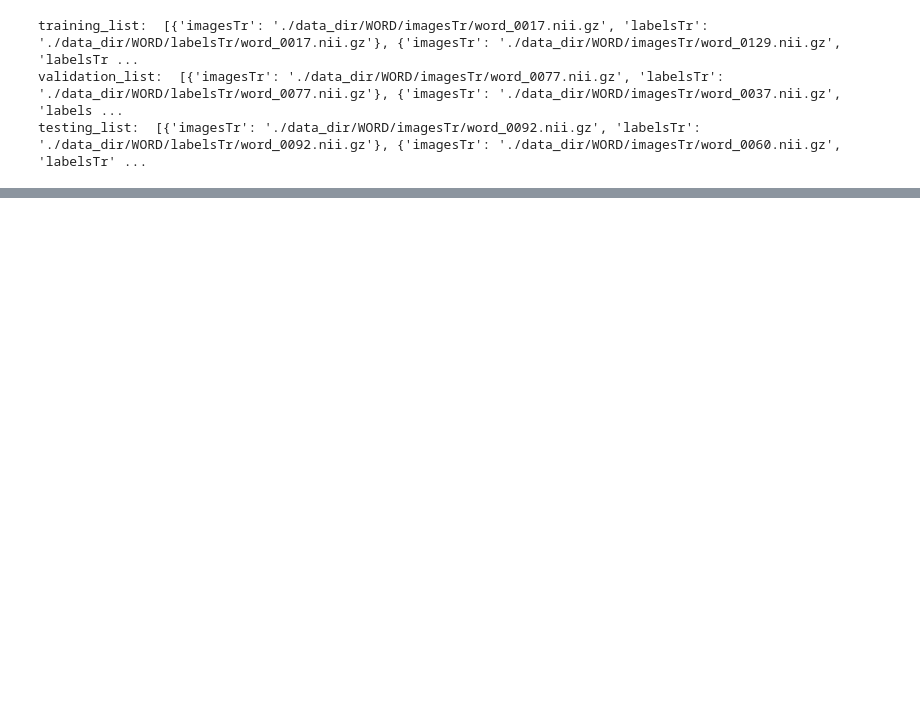
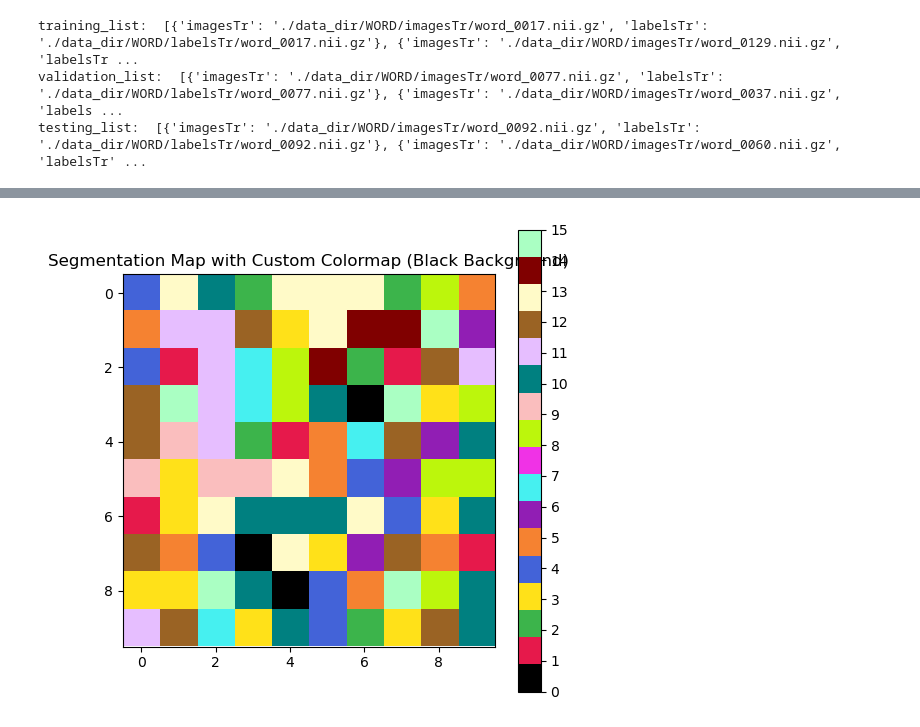
Before and after one commit to WeijieChen2017/ALTS, a Jupyter notebook: playground.ipynb, the cells around one changed output, grey strips where cells are left out. Saved outputs shown, nothing was run; the diff lists cells and outputs as text; code cells hidden in the pictures; blank space fills up the shorter version.

```diff
--- a/playground.ipynb
+++ b/playground.ipynb
@@ -146,0 +242,25 @@ batch_x:  (4, 1, 512, 512, 64) batch_y:  (4, 17, 512, 512, 64)
+# %%
+import matplotlib.pyplot as plt
+import numpy as np
+from matplotlib.colors import ListedColormap
+
+# Example data: a 10x10 array of random integers between 0 and 15
+data = np.random.randint(0, 16, size=(10, 10))
+
+# Define your custom colors including black as the first color for the background
+colors = ['#000000',  # Black for background
+          '#e6194b', '#3cb44b', '#ffe119', '#4363d8', '#f58231', '#911eb4', '#46f0f0',
+          '#f032e6', '#bcf60c', '#fabebe', '#008080', '#e6beff', '#9a6324', '#fffac8',
+          '#800000', '#aaffc3']
+
+# Create a ListedColormap with your custom colors
+custom_cmap = ListedColormap(colors)
+
+# Plotting
+plt.figure(figsize=(6, 6))
+plt.title('Segmentation Map with Custom Colormap (Black Background)')
+plt.imshow(data, cmap=custom_cmap)
+plt.colorbar(ticks=range(16))  # Add ticks to colorbar for clarity
+plt.show()
+# %% [output]
+[figure, added]
```
Also changed, not shown: parts of 4 cells of this notebook, 2 other files.
